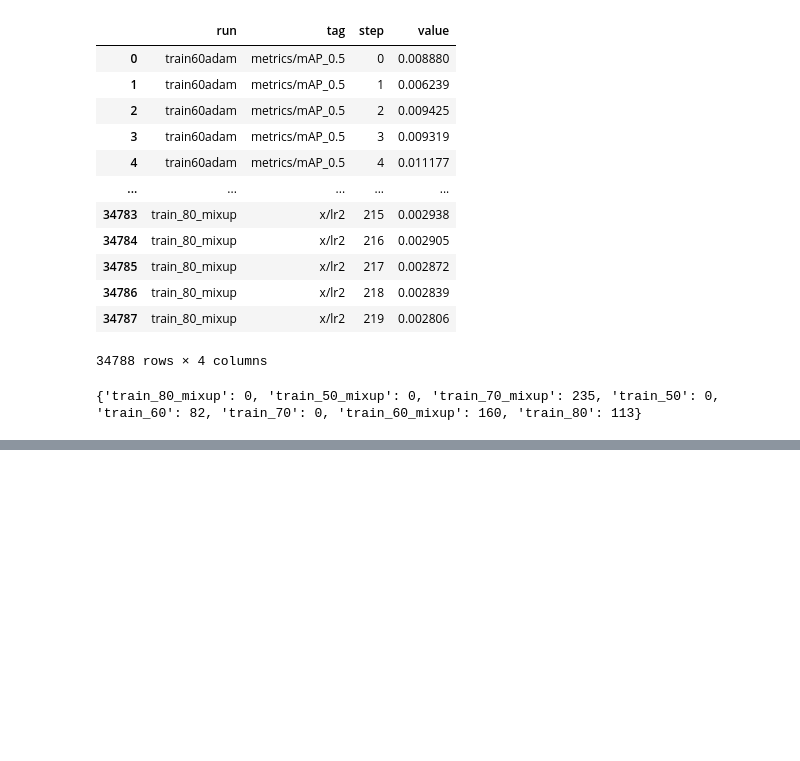
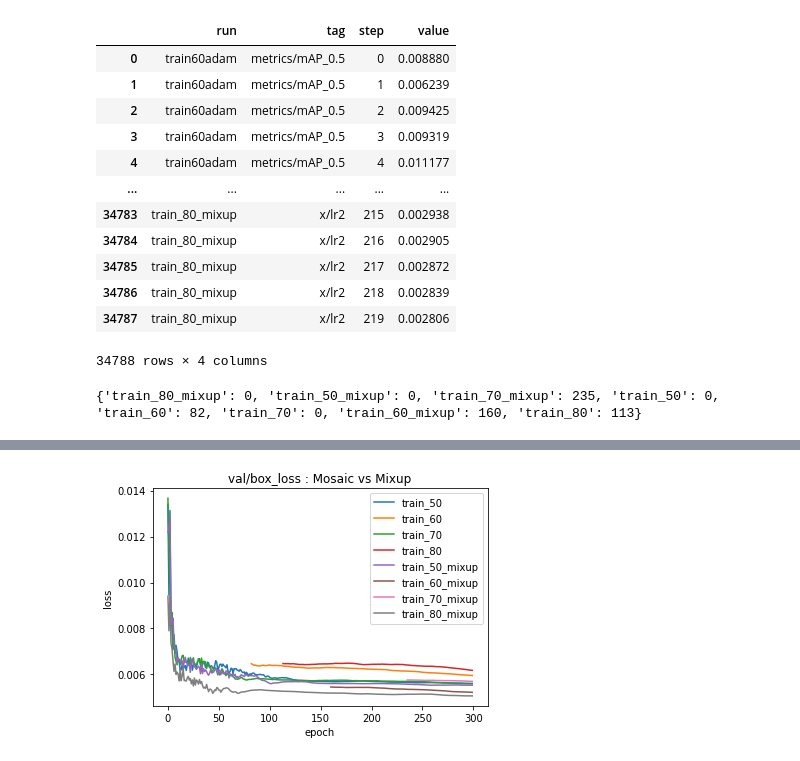
Before and after one commit to HongDeJheng/Vehicle-Identification-for-Law-Enforcement, a Jupyter notebook: results/plot.ipynb, the cells around one changed output, grey strips where cells are left out. Saved outputs shown, nothing was run; the diff lists cells and outputs as text; code cells hidden in the pictures; blank space fills up the shorter version.

```diff
--- a/results/plot.ipynb
+++ b/results/plot.ipynb
@@ -339,0 +118,12 @@ plt.show()
+# %%
+plt.figure()
+for key in keys:
+    plt.plot(range(start_idx[key], 300), val_box_loss[key][start_idx[key] : ])
+plt.xlabel("epoch")
+plt.ylabel("loss")
+plt.title("val/box_loss : Mosaic vs Mixup")
+plt.legend(keys)
+plt.savefig("val_box_loss : Mosaic vs Mixup.jpg", bbox_inches='tight', dpi=100)
+plt.show()
+# %% [output]
+[figure, added]
```
Also changed, not shown: parts of 40 cells of this notebook, 40 other files.
